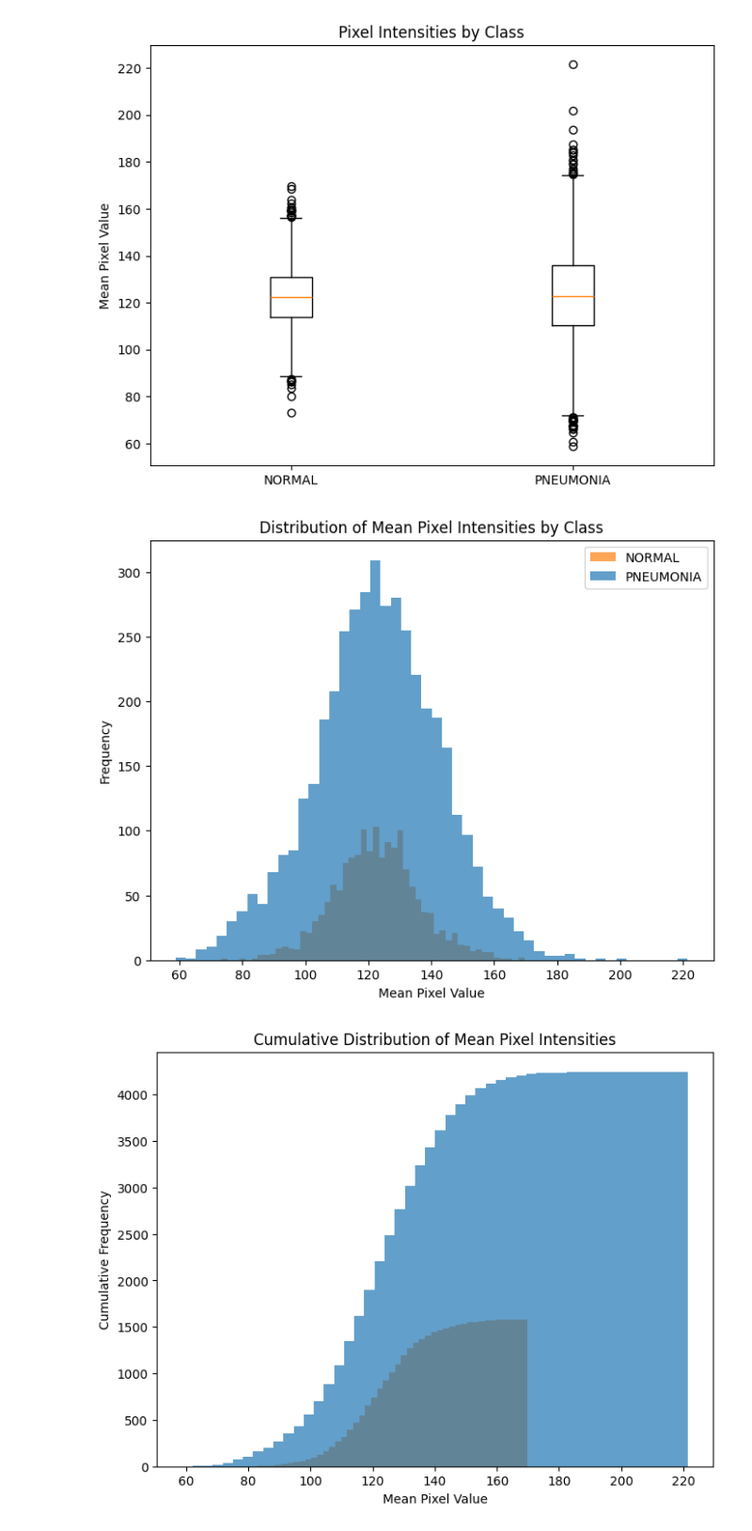
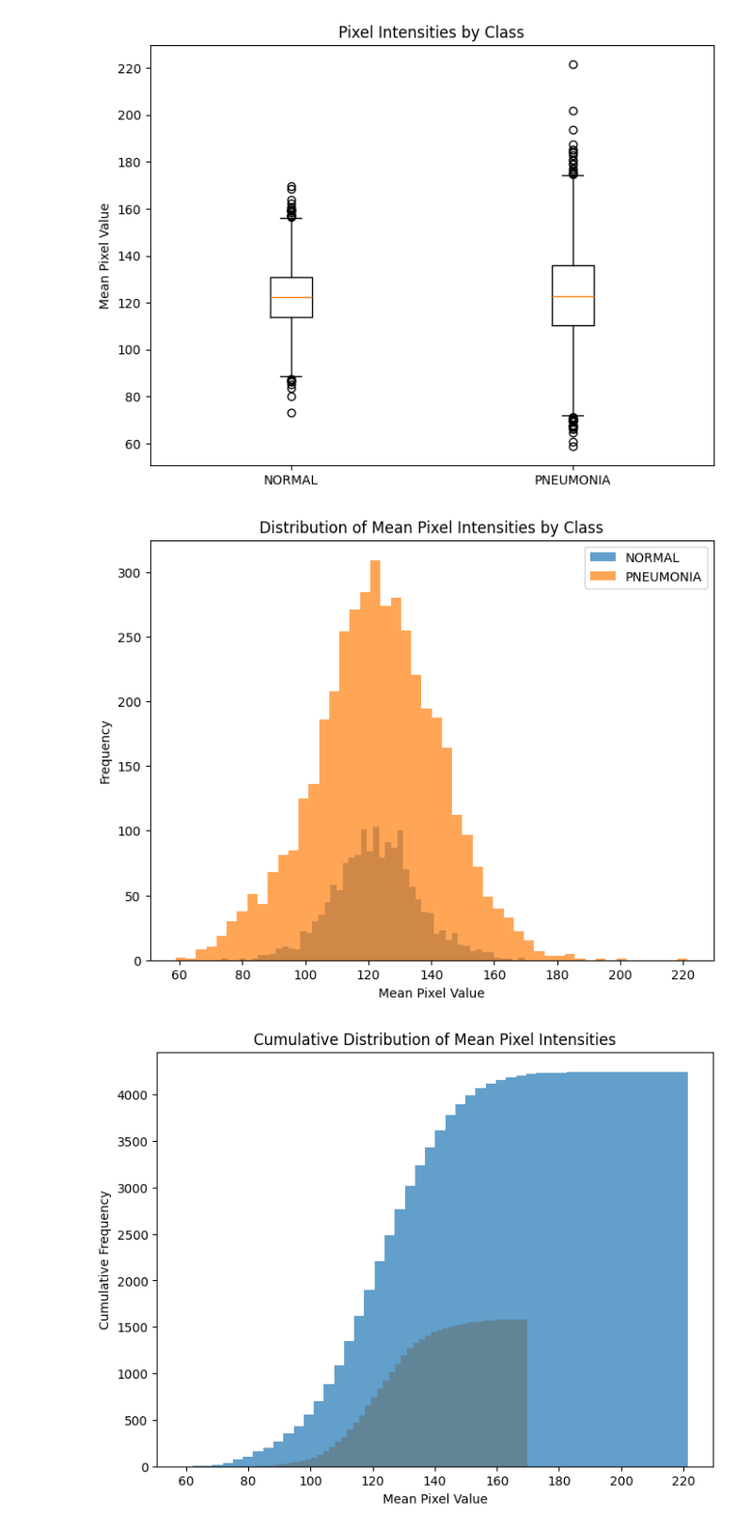
Before and after one commit to o4096/ChestXRayPneumoniaDetection, a Jupyter notebook: eda.ipynb, the cells around one changed output. Shown at 94% size. Cells and saved outputs as stored; diff of their text form; code cells hidden in the pictures.

```diff
--- a/eda.ipynb
+++ b/eda.ipynb
@@ -107,14 +111,14 @@ plt.show()
 # %%
 plt.figure(figsize=(8,6))
 for i, cls in enumerate(CLASSES):
-    plt.hist(intensities_by_class[i], bins=50, alpha=0.7, label=cls, color=['C1', 'C0'][i])
+    plt.hist(intensities_by_class[i], bins=50, alpha=0.7, label=cls, color=['C0', 'C1'][i])
 plt.title('Distribution of Mean Pixel Intensities by Class')
 plt.xlabel('Mean Pixel Value')
 plt.ylabel('Frequency')
 plt.legend()
 plt.show()
 # %% [output]
-[figure, old version]
+[figure, new version]
 # %%
 plt.figure(figsize=(8,6))
 for i, cls in enumerate(CLASSES):
```
Also changed, not shown: parts of 5 cells of this notebook.
